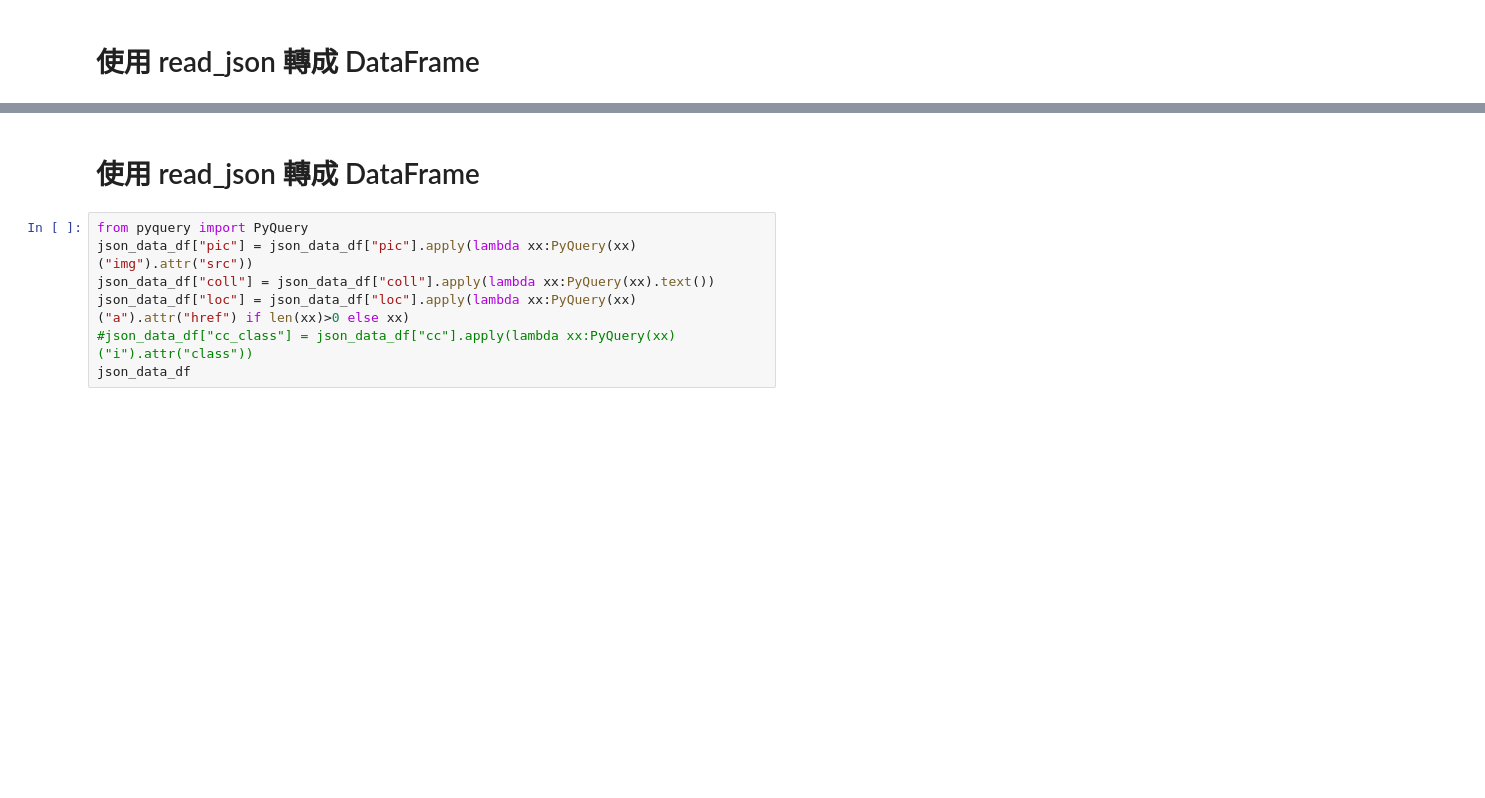
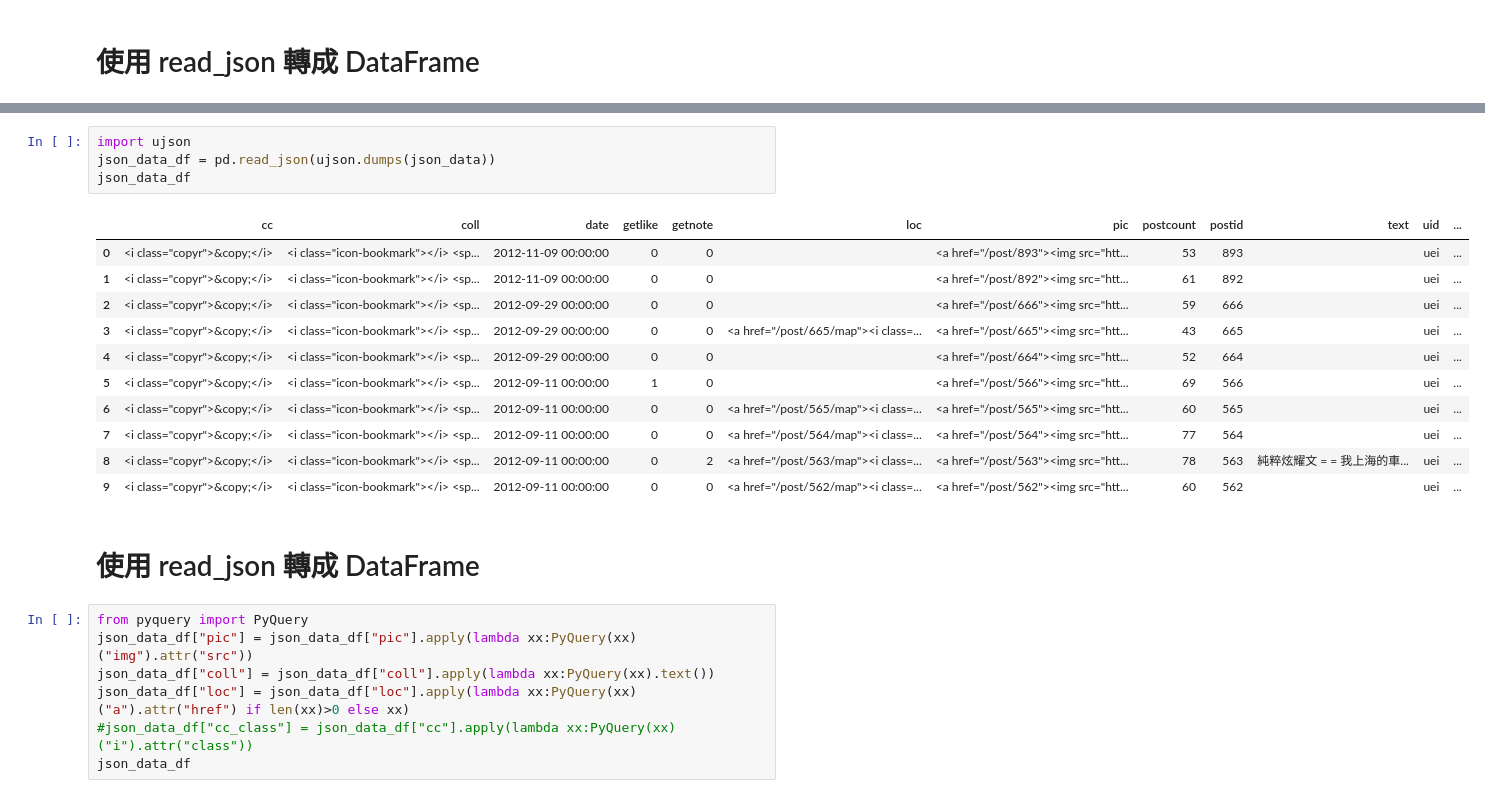
Before and after one commit to c3h3/NCCU-PyData-Courses-2013Spring, a Jupyter notebook: try_ipynb/Lecture2_WebCrawler.ipynb, the cells around one changed output, grey strips where cells are left out. Cells and saved outputs as stored; diff of their text form; blank space fills up the shorter version.

```diff
--- a/try_ipynb/Lecture2_WebCrawler.ipynb
+++ b/try_ipynb/Lecture2_WebCrawler.ipynb
@@ -663,3 +692,19 @@ import ujson
+# %%
+import ujson
+json_data_df = pd.read_json(ujson.dumps(json_data))
+json_data_df
+# %% [output]
+|  | cc | coll | date | getlike | getnote | loc | pic | postcount | postid | text | uid | ... |
+| 0 | <i class="copyr">&copy;</i> | <i class="icon-bookmark"></i> <sp... | 2012-11-09 00:00:00 | 0 | 0 |  | <a href="/post/893"><img src="htt... | 53 | 893 |  | uei | ... |
+| 1 | <i class="copyr">&copy;</i> | <i class="icon-bookmark"></i> <sp... | 2012-11-09 00:00:00 | 0 | 0 |  | <a href="/post/892"><img src="htt... | 61 | 892 |  | uei | ... |
+| 2 | <i class="copyr">&copy;</i> | <i class="icon-bookmark"></i> <sp... | 2012-09-29 00:00:00 | 0 | 0 |  | <a href="/post/666"><img src="htt... | 59 | 666 |  | uei | ... |
+| 3 | <i class="copyr">&copy;</i> | <i class="icon-bookmark"></i> <sp... | 2012-09-29 00:00:00 | 0 | 0 | <a href="/post/665/map"><i class=... | <a href="/post/665"><img src="htt... | 43 | 665 |  | uei | ... |
+| 4 | <i class="copyr">&copy;</i> | <i class="icon-bookmark"></i> <sp... | 2012-09-29 00:00:00 | 0 | 0 |  | <a href="/post/664"><img src="htt... | 52 | 664 |  | uei | ... |
+| 5 | <i class="copyr">&copy;</i> | <i class="icon-bookmark"></i> <sp... | 2012-09-11 00:00:00 | 1 | 0 |  | <a href="/post/566"><img src="htt... | 69 | 566 |  | uei | ... |
+| 6 | <i class="copyr">&copy;</i> | <i class="icon-bookmark"></i> <sp... | 2012-09-11 00:00:00 | 0 | 0 | <a href="/post/565/map"><i class=... | <a href="/post/565"><img src="htt... | 60 | 565 |  | uei | ... |
+| 7 | <i class="copyr">&copy;</i> | <i class="icon-bookmark"></i> <sp... | 2012-09-11 00:00:00 | 0 | 0 | <a href="/post/564/map"><i class=... | <a href="/post/564"><img src="htt... | 77 | 564 |  | uei | ... |
+| 8 | <i class="copyr">&copy;</i> | <i class="icon-bookmark"></i> <sp... | 2012-09-11 00:00:00 | 0 | 2 | <a href="/post/563/map"><i class=... | <a href="/post/563"><img src="htt... | 78 | 563 | 純粹炫耀文 = = 我上海的車... | uei | ... |
+| 9 | <i class="copyr">&copy;</i> | <i class="icon-bookmark"></i> <sp... | 2012-09-11 00:00:00 | 0 | 0 | <a href="/post/562/map"><i class=... | <a href="/post/562"><img src="htt... | 60 | 562 |  | uei | ... |
 # %% [markdown]
 # 使用 read_json 轉成 DataFrame
 # %%
```
Also changed, not shown: parts of 32 cells of this notebook, 3 other files.
